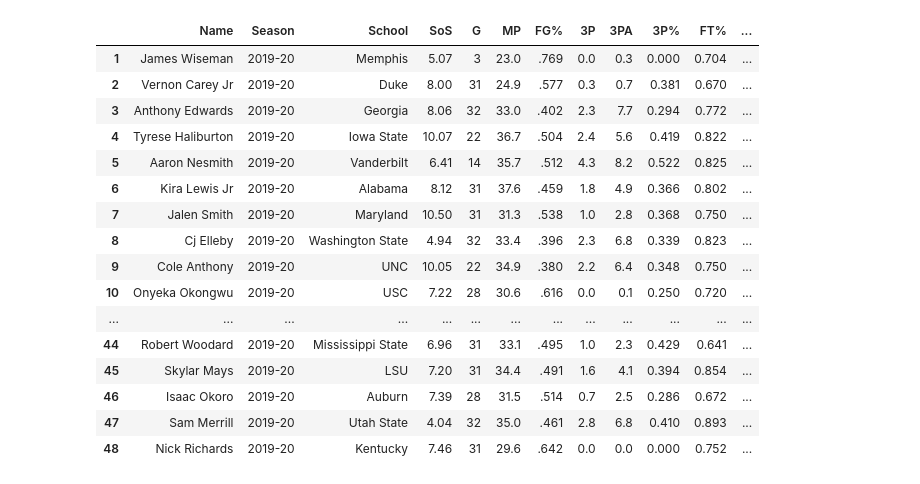
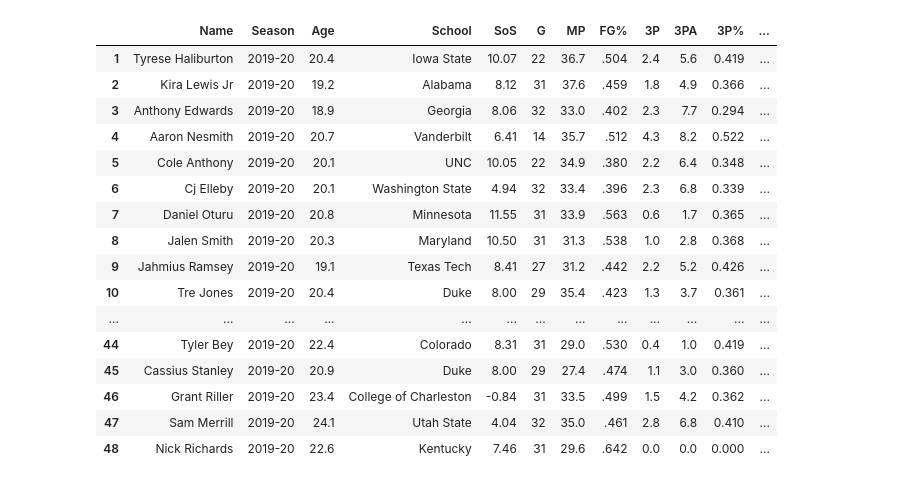
Before and after one commit to EvanJW7/2021-NBA-Draft-Prospect-Stats, a Jupyter notebook: 2020 Grades/2020.ipynb, the cells around one changed output. Cells and saved outputs as stored; diff of their text form; code cells hidden in the pictures.

```diff
--- a/2020 Grades/2020.ipynb
+++ b/2020 Grades/2020.ipynb
@@ -4,15 +4,15 @@ import requests
 import pandas as pd
 headers = {'User Agent':'Mozilla/5.0'}
 
-players = ['anthony-edwards-2', 'james-wiseman', 'patrick-williams-2', 'isaac-okoro', 'onyeka-okongwu',
-           'obadiah-toppin', 'jalen-smith', 'devin-vassell', 'tyrese-haliburton', 'kira-lewisjr', 'aaron-nesmith',
-           'cole-anthony', 'isaiah-stewart-2', 'josh-green-2','saddiq-bey', 'precious-achiuwa', 'tyrese-maxey',
-           'zeke-nnaji', 'immanuel-quickley', 'payton-pritchard',  'udoka-azubuike', 'jaden-mcdaniels',
-           'malachi-flynn', 'desmond-bane', 'tyrell-terry', 'vernon-careyjr', 'daniel-oturu', 'xavier-tillman',
-           'tyler-bey', 'saben-lee', 'elijah-hughes', 'robert-woodard-2', 'tre-jones', 'nick-richards-2',
-           'jahmius-ramsey', 'jordan-nwora', 'cj-elleby', 'nico-mannion', 'isaiah-joe', 'skylar-mays',
-           'justinian-jessup', 'cassius-winston', 'cassius-stanley', 'jay-scrubb', 'grant-riller', 'reggie-perry-2',
-           'paul-reed-5', 'jalen-harris-2', 'sam-merrill']
+players = ['payton-pritchard', 'daniel-oturu', 'elijah-hughes', 'jalen-harris-2', 'xavier-tillman', 'tre-jones',
+           'jahmius-ramsey', 'jaden-mcdaniels', 'zeke-nnaji', 'isaac-okoro', 'anthony-edwards-2', 'james-wiseman',
+           'patrick-williams-2',  'onyeka-okongwu', 'obadiah-toppin', 'jalen-smith', 'devin-vassell',
+           'tyrese-haliburton', 'kira-lewisjr', 'aaron-nesmith', 'cole-anthony', 'isaiah-stewart-2',
+           'josh-green-2','saddiq-bey', 'precious-achiuwa', 'tyrese-maxey', 'immanuel-quickley', 'udoka-azubuike',
+           'malachi-flynn', 'desmond-bane', 'tyrell-terry', 'vernon-careyjr', 'tyler-bey', 'saben-lee',
+           'robert-woodard-2', 'nick-richards-2', 'jordan-nwora', 'cj-elleby', 'nico-mannion', 'isaiah-joe',
+           'skylar-mays', 'justinian-jessup', 'cassius-winston', 'cassius-stanley', 'jay-scrubb', 'grant-riller',
+           'reggie-perry-2', 'paul-reed-5', 'sam-merrill']
 
 player_stats = []
 playerlist = []
@@ -45,6 +45,7 @@ for player in players:
     except:
         continue
     try:
+        player = player.replace('-', '+')
         url = f'https://www.google.com/search?q={player}+basketball+birth+date'
         res = requests.get(url)
         soup = BeautifulSoup(res.content, 'lxml')
@@ -79,9 +80,29 @@ for player in players:
         year_list.append(year)
 
     except:
-        age_list.append(22)
+        age_list.append(0)
         year_list.append(.85)
 
+age_list[0] = 22.4
+year_list[0] = .75
+age_list[1] = 20.8
+year_list[1] = .90
+age_list[2] = 22.3
+year_list[2] = .76
+age_list[3] = 21.8
+year_list[3] = .81
+age_list[4] = 21.4
+year_list[4] = .84
+age_list[5] = 20.4
+year_list[5] = .94
+age_list[6] = 19.1
+year_list[6] = 1.05
+age_list[7] = 19.8
+year_list[7] = 1
+age_list[8] = 19.5
+year_list[8] = 1.03
+age_list[9] = 19.4
+year_list[9] = 1.04
 
 table.insert(0, "Name", playerlist)
 table.insert(2, "Year", year_list)
@@ -99,52 +120,53 @@ table['SOS'] = table['SOS'].astype(float)
 table['PF'] = table['PF'].astype(float)
 table['FT%'] = table['FT%'].astype(float)
 table['3P%'] = table['3P%'].astype(float)
 
-per40 = 40/table['MP']
 
-table["Player Grade"] = ((table['PTS']*per40) + (table['TRB']*1.5*per40) + (table['AST']*2*per40) +
-(table['BLK']*3*per40) + (table['STL']*3*per40) + (table['3P']*5*per40)+ (table['FT%']*7) + (table['SOS']) +
+table["Player Grade"] = ((table['PTS']) + (table['TRB']*1.5) + (table['AST']*2) +
+(table['BLK']*3) + (table['STL']*3) + (table['3P']*5)+ (table['FT%']*7) + (table['SOS']) +
 (table['3P%']*10)) * table['Year']
 
-table["Player Grade"] = table["Player Grade"]*1.25
+table["Player Grade"] = table["Player Grade"]*1.50
 table["Player Grade"] = (round(table["Player Grade"], 1))
 table["Player Grade"]= table["Player Grade"].astype(float)
 
 table = table.sort_values(by= "Player Grade", ascending=False)
 table.insert(5, 'SoS', table['SOS'])
 table.reset_index(drop = True, inplace=True)
 import numpy as np
 table.index = np.arange(1, len(table)+1)
 del table['SOS']
 del table['Conf']
 del table['ORB']
 del table['DRB']
 del table['GS']
 del table['FG']
 del table['FGA']
 del table['FT']
 del table['FTA']
 del table['2P']
 del table['2PA']
 del table['2P%']
 del table['Year']
-del table['Age']
+del table['TOV']
+del table['PF']
+
 table
 # %% [output]
-|  | Name | Season | School | SoS | G | MP | FG% | 3P | 3PA | 3P% | FT% | ... |
-| 1 | James Wiseman | 2019-20 | Memphis | 5.07 | 3 | 23.0 | .769 | 0.0 | 0.3 | 0.000 | 0.704 | ... |
-| 2 | Vernon Carey Jr | 2019-20 | Duke | 8.00 | 31 | 24.9 | .577 | 0.3 | 0.7 | 0.381 | 0.670 | ... |
-| 3 | Anthony Edwards | 2019-20 | Georgia | 8.06 | 32 | 33.0 | .402 | 2.3 | 7.7 | 0.294 | 0.772 | ... |
-| 4 | Tyrese Haliburton | 2019-20 | Iowa State | 10.07 | 22 | 36.7 | .504 | 2.4 | 5.6 | 0.419 | 0.822 | ... |
-| 5 | Aaron Nesmith | 2019-20 | Vanderbilt | 6.41 | 14 | 35.7 | .512 | 4.3 | 8.2 | 0.522 | 0.825 | ... |
-| 6 | Kira Lewis Jr | 2019-20 | Alabama | 8.12 | 31 | 37.6 | .459 | 1.8 | 4.9 | 0.366 | 0.802 | ... |
-| 7 | Jalen Smith | 2019-20 | Maryland | 10.50 | 31 | 31.3 | .538 | 1.0 | 2.8 | 0.368 | 0.750 | ... |
-| 8 | Cj Elleby | 2019-20 | Washington State | 4.94 | 32 | 33.4 | .396 | 2.3 | 6.8 | 0.339 | 0.823 | ... |
-| 9 | Cole Anthony | 2019-20 | UNC | 10.05 | 22 | 34.9 | .380 | 2.2 | 6.4 | 0.348 | 0.750 | ... |
-| 10 | Onyeka Okongwu | 2019-20 | USC | 7.22 | 28 | 30.6 | .616 | 0.0 | 0.1 | 0.250 | 0.720 | ... |
+|  | Name | Season | Age | School | SoS | G | MP | FG% | 3P | 3PA | 3P% | ... |
+| 1 | Tyrese Haliburton | 2019-20 | 20.4 | Iowa State | 10.07 | 22 | 36.7 | .504 | 2.4 | 5.6 | 0.419 | ... |
+| 2 | Kira Lewis Jr | 2019-20 | 19.2 | Alabama | 8.12 | 31 | 37.6 | .459 | 1.8 | 4.9 | 0.366 | ... |
+| 3 | Anthony Edwards | 2019-20 | 18.9 | Georgia | 8.06 | 32 | 33.0 | .402 | 2.3 | 7.7 | 0.294 | ... |
+| 4 | Aaron Nesmith | 2019-20 | 20.7 | Vanderbilt | 6.41 | 14 | 35.7 | .512 | 4.3 | 8.2 | 0.522 | ... |
+| 5 | Cole Anthony | 2019-20 | 20.1 | UNC | 10.05 | 22 | 34.9 | .380 | 2.2 | 6.4 | 0.348 | ... |
+| 6 | Cj Elleby | 2019-20 | 20.1 | Washington State | 4.94 | 32 | 33.4 | .396 | 2.3 | 6.8 | 0.339 | ... |
+| 7 | Daniel Oturu | 2019-20 | 20.8 | Minnesota | 11.55 | 31 | 33.9 | .563 | 0.6 | 1.7 | 0.365 | ... |
+| 8 | Jalen Smith | 2019-20 | 20.3 | Maryland | 10.50 | 31 | 31.3 | .538 | 1.0 | 2.8 | 0.368 | ... |
+| 9 | Jahmius Ramsey | 2019-20 | 19.1 | Texas Tech | 8.41 | 27 | 31.2 | .442 | 2.2 | 5.2 | 0.426 | ... |
+| 10 | Tre Jones | 2019-20 | 20.4 | Duke | 8.00 | 29 | 35.4 | .423 | 1.3 | 3.7 | 0.361 | ... |
 | ... | ... | ... | ... | ... | ... | ... | ... | ... | ... | ... | ... | ... |
-| 44 | Robert Woodard | 2019-20 | Mississippi State | 6.96 | 31 | 33.1 | .495 | 1.0 | 2.3 | 0.429 | 0.641 | ... |
-| 45 | Skylar Mays | 2019-20 | LSU | 7.20 | 31 | 34.4 | .491 | 1.6 | 4.1 | 0.394 | 0.854 | ... |
-| 46 | Isaac Okoro | 2019-20 | Auburn | 7.39 | 28 | 31.5 | .514 | 0.7 | 2.5 | 0.286 | 0.672 | ... |
-| 47 | Sam Merrill | 2019-20 | Utah State | 4.04 | 32 | 35.0 | .461 | 2.8 | 6.8 | 0.410 | 0.893 | ... |
-| 48 | Nick Richards | 2019-20 | Kentucky | 7.46 | 31 | 29.6 | .642 | 0.0 | 0.0 | 0.000 | 0.752 | ... |
+| 44 | Tyler Bey | 2019-20 | 22.4 | Colorado | 8.31 | 31 | 29.0 | .530 | 0.4 | 1.0 | 0.419 | ... |
+| 45 | Cassius Stanley | 2019-20 | 20.9 | Duke | 8.00 | 29 | 27.4 | .474 | 1.1 | 3.0 | 0.360 | ... |
+| 46 | Grant Riller | 2019-20 | 23.4 | College of Charleston | -0.84 | 31 | 33.5 | .499 | 1.5 | 4.2 | 0.362 | ... |
+| 47 | Sam Merrill | 2019-20 | 24.1 | Utah State | 4.04 | 32 | 35.0 | .461 | 2.8 | 6.8 | 0.410 | ... |
+| 48 | Nick Richards | 2019-20 | 22.6 | Kentucky | 7.46 | 31 | 29.6 | .642 | 0.0 | 0.0 | 0.000 | ... |
```
Also changed, not shown: 1 other file.
